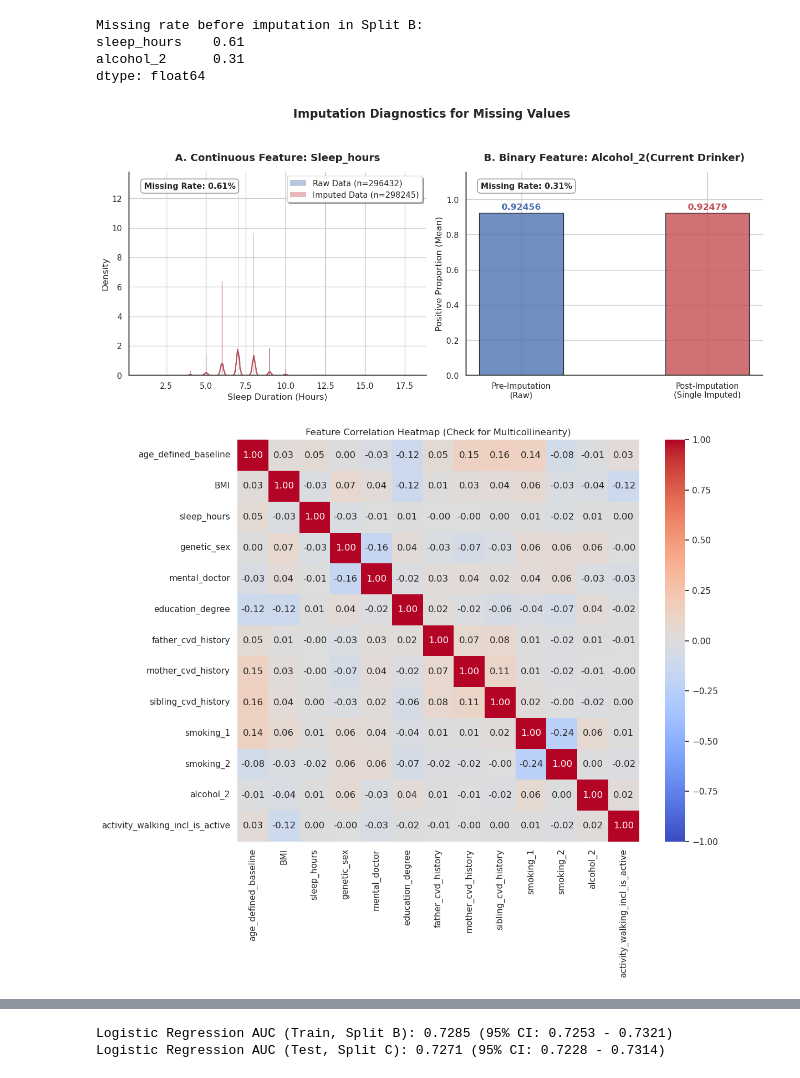
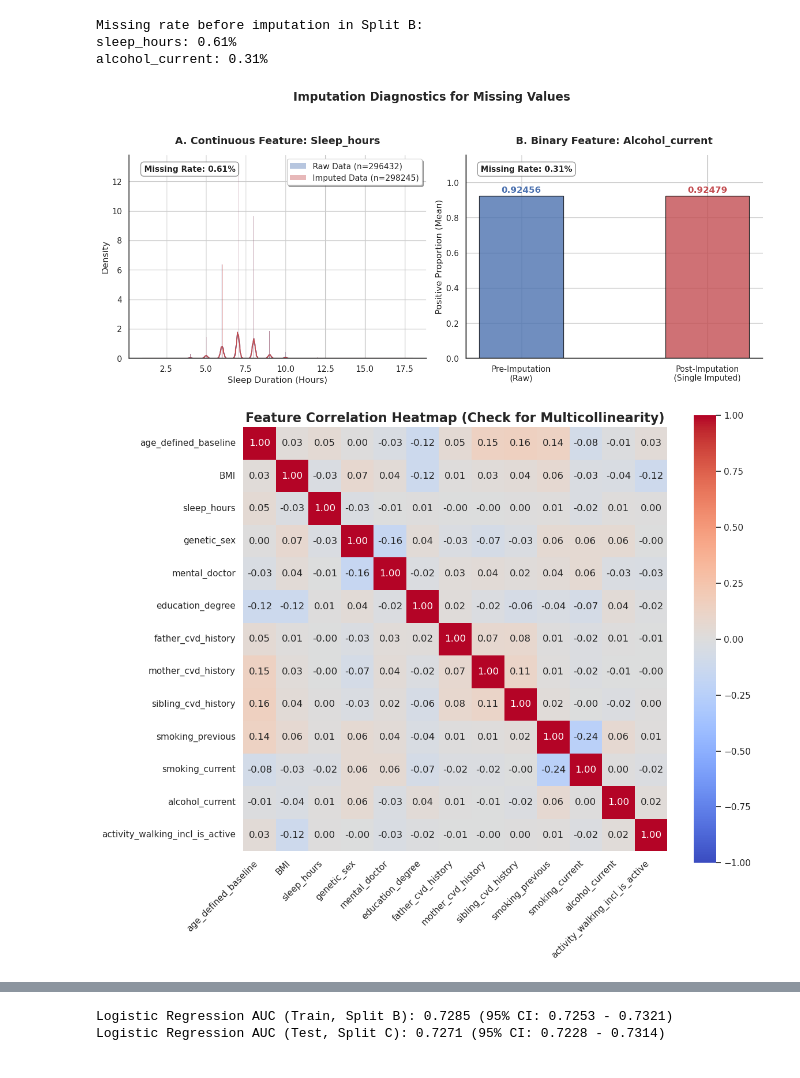
Before and after one commit to jialezhao666/Project-30---Causal-Modeling-of-Lifestyle-Factors-for-CVD-Risk-Prediction, a Jupyter notebook: baseline_model_training.ipynb, the cells around one changed output, grey strips where cells are left out. Saved outputs shown, nothing was run; the diff lists cells and outputs as text; code cells hidden in the pictures.

```diff
--- a/baseline_model_training.ipynb
+++ b/baseline_model_training.ipynb
@@ -19,7 +19,7 @@ target_col = 'def_CVD_AF_HF_AFTER'
 continuous_cols = ['age_defined_baseline', 'BMI', 'sleep_hours']
 binary_cols = ['genetic_sex', 'mental_doctor', 'education_degree',
             'father_cvd_history', 'mother_cvd_history', 'sibling_cvd_history',
-            'smoking_1', 'smoking_2', 'alcohol_2', 'activity_walking_incl_is_active']
+            'smoking_previous', 'smoking_current', 'alcohol_current', 'activity_walking_incl_is_active']
 final_features = continuous_cols + binary_cols
 
 df_B = pd.read_parquet(os.path.join(data_dir, 'split_B_train.parquet'))
@@ -39,14 +39,16 @@ for col in binary_cols: # round and clip binary features to ensure they remain 0
 # %%
 print('\nMissing rate before imputation in Split B:')
 missing_rates = X_B_raw.isnull().mean() * 100
-print(missing_rates[missing_rates > 0].round(2))
-if len(missing_rates[missing_rates > 0]) == 0:
+missing_rates_filtered = missing_rates[missing_rates > 0].round(2)
+if missing_rates_filtered.empty:
     print('There are no missing values in Split B before imputation.')
+else:
+    for feature, rate in missing_rates_filtered.items():
+        print(f"{feature}: {rate}%")
 # %% [output]
 Missing rate before imputation in Split B:
-sleep_hours    0.61
-alcohol_2      0.31
-dtype: float64
+sleep_hours: 0.61%
+alcohol_current: 0.31%
 # %%
 sns.set_theme(style="whitegrid", rc={"axes.edgecolor": "0.15", "axes.linewidth": 1.25})
 fig, (ax1, ax2) = plt.subplots(1, 2, figsize=(13, 5.5))
@@ -70,23 +72,23 @@ ax1.text(0.05, 0.95, f"Missing Rate: {X_B_raw['sleep_hours'].isna().mean():.2%}"
         transform=ax1.transAxes, fontsize=11, fontweight='bold',
         verticalalignment='top', bbox=bbox_props)
 
-# binary variable: alcohol_2 (missing 0.31%)
-raw_alc = X_B_raw['alcohol_2'].dropna().mean()
-imp_alc = X_B_imp['alcohol_2'].mean()
+# binary variable: alcohol_current (missing 0.31%)
+raw_alc = X_B_raw['alcohol_current'].dropna().mean()
+imp_alc = X_B_imp['alcohol_current'].mean()
 
 bars = ax2.bar(['Pre-Imputation\n(Raw)', 'Post-Imputation\n(Single Imputed)'],
             [raw_alc, imp_alc],
             color=['#4C72B0', '#C44E52'],
             alpha=0.8, width=0.45, edgecolor='black', linewidth=1)
 
-ax2.set_title('B. Binary Feature: Alcohol_2(Current Drinker)', fontsize=14, fontweight='bold', pad=15)
+ax2.set_title('B. Binary Feature: Alcohol_current', fontsize=14, fontweight='bold', pad=15)
 ax2.set_ylabel('Positive Proportion (Mean)', fontsize=12)
 ax2.set_ylim(0, max(raw_alc, imp_alc) * 1.25)
 
 ax2.text(0, raw_alc + 0.01, f'{raw_alc:.5f}', ha='center', va='bottom', fontsize=12, fontweight='bold', color='#4C72B0')
 ax2.text(1, imp_alc + 0.01, f'{imp_alc:.5f}', ha='center', va='bottom', fontsize=12, fontweight='bold', color='#C44E52')
 
-ax2.text(0.05, 0.95, f"Missing Rate: {X_B_raw['alcohol_2'].isna().mean():.2%}",
+ax2.text(0.05, 0.95, f"Missing Rate: {X_B_raw['alcohol_current'].isna().mean():.2%}",
         transform=ax2.transAxes, fontsize=11, fontweight='bold',
         verticalalignment='top', bbox=bbox_props)
 
@@ -97,17 +99,18 @@ plt.suptitle('Imputation Diagnostics for Missing Values', fontsize=16, fontweigh
 plt.tight_layout()
 plt.show()
 # %% [output]
-[figure, old version]
+[figure, new version]
 # %%
 # Correlation heatmap
 plt.figure(figsize=(12, 10))
 corr_matrix = X_B_imp.corr()
-sns.heatmap(corr_matrix, annot=True, fmt='.2f', cmap='coolwarm', vmin=-1, vmax=1, square=True)
-plt.title('Feature Correlation Heatmap (Check for Multicollinearity)')
+sns.heatmap(corr_matrix, annot=True, fmt='.2f', cmap='coolwarm', vmin=-1, vmax=1, square=True )
+plt.title('Feature Correlation Heatmap (Check for Multicollinearity)',fontsize=16, fontweight='bold')
+plt.xticks(rotation=45, horizontalalignment='right')
 plt.tight_layout()
 plt.show()
 # %% [output]
-[figure, old version]
+[figure, new version]
 # %%
 # Univariate association
 print("\nUnivariate Association with Target Variable (CVD_AF_HF_AFTER):")
```
Also changed, not shown: parts of 4 cells of this notebook, 2 other files.
